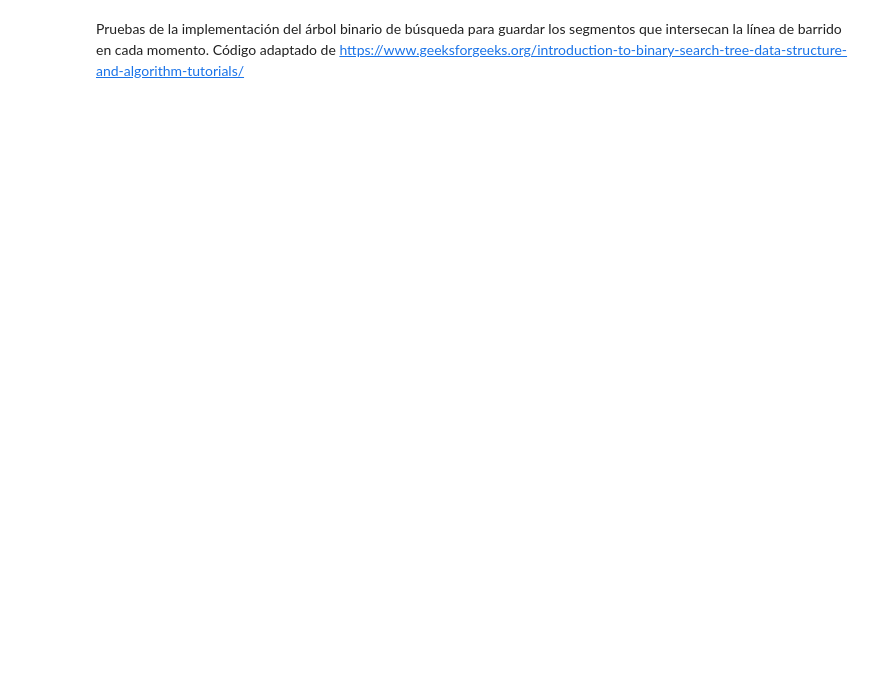
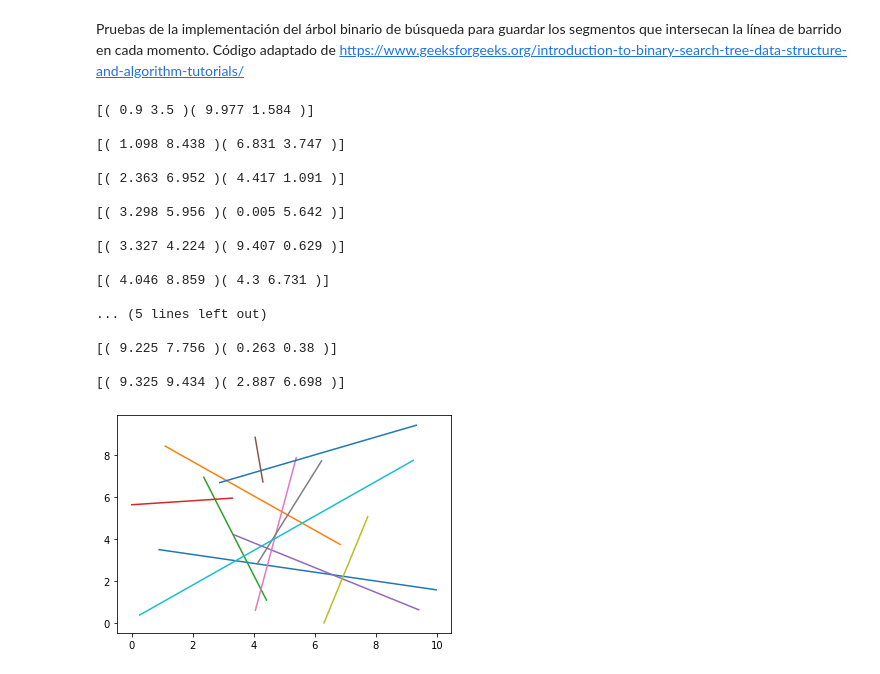
Before and after one commit to Pagutri/Tarea2Geometria, a Jupyter notebook: test_sweep_line.ipynb, the cells around one changed output. Saved outputs shown, nothing was run; the diff lists cells and outputs as text; code cells hidden in the pictures; blank space fills up the shorter version.

```diff
--- a/test_sweep_line.ipynb
+++ b/test_sweep_line.ipynb
@@ -7,6 +7,45 @@ from Point import Point
 from Segment import Segment
 import NodoQ as Q
 import NodoT as T
+# %%
+raiz = None
+seed()
+
+for i in range(11):
+    x = round(random()*10, 3)
+    y = round(random()*10, 3)
+    p1 = Point(x, y)
+    x = round(random()*10, 3)
+    y = round(random()*10, 3)
+    p2 = Point(x, y)
+    # El punto de inicio debe ser el que tenga
+    # la coordenada 'y' más alta.
+    if p1 > p2:
+        s = Segment(p1, p2)
+    else:
+        s = Segment(p2, p1)
+    raiz = T.insertar(raiz, s)
+
+T.inorder(raiz)
+# %% [output]
+[( 0.9 3.5 )( 9.977 1.584 )]
+
+[( 1.098 8.438 )( 6.831 3.747 )]
+
+[( 2.363 6.952 )( 4.417 1.091 )]
+
+[( 3.298 5.956 )( 0.005 5.642 )]
+
+[( 3.327 4.224 )( 9.407 0.629 )]
+
+[( 4.046 8.859 )( 4.3 6.731 )]
+
+... (5 lines left out)
+
+[( 9.225 7.756 )( 0.263 0.38 )]
+
+[( 9.325 9.434 )( 2.887 6.698 )]
+[figure, added]
 # %%
 p1 = Point(8, 8)
 s1 = Segment(p1, Point(5, 5))
```
Also changed, not shown: parts of 5 cells of this notebook, 2 other files.
